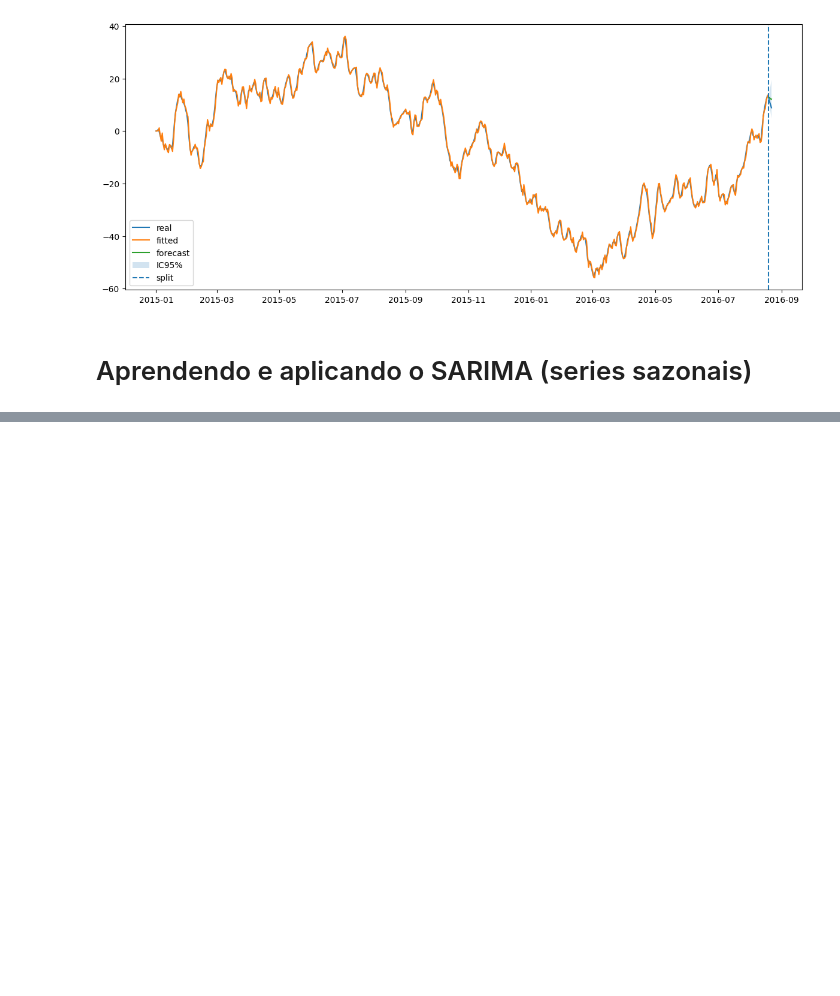
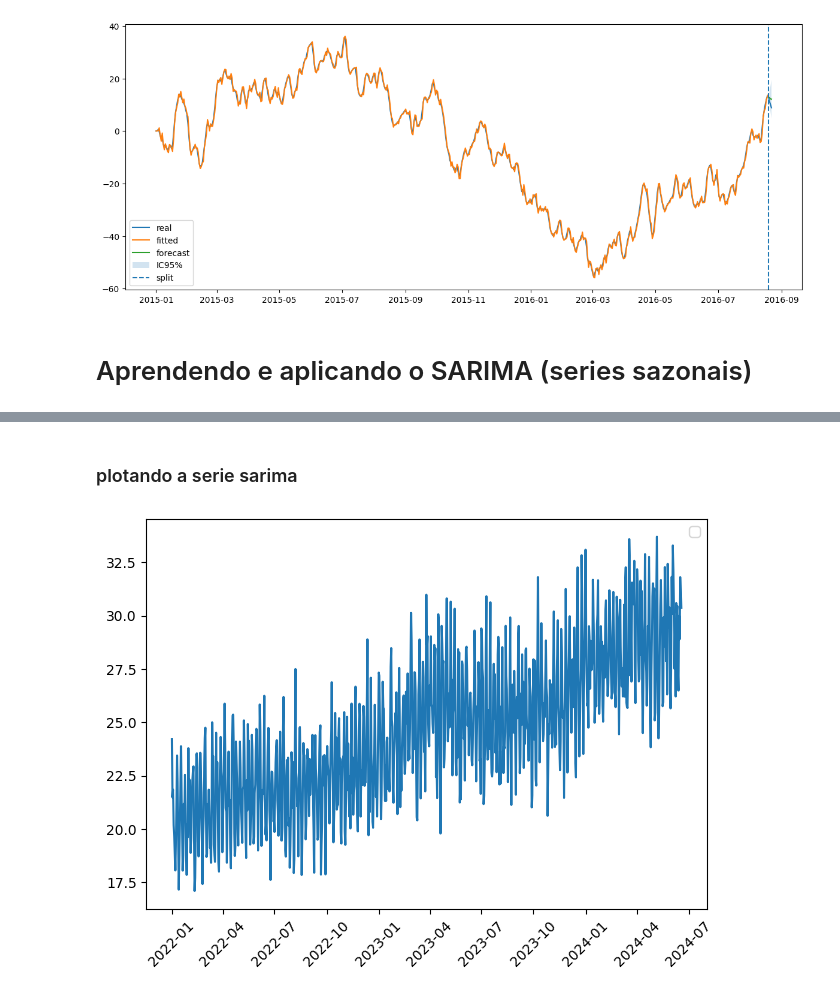
Before and after one commit to Gueguelas/series-temporais, a Jupyter notebook: notebook.ipynb, the cells around one changed output, grey strips where cells are left out. Saved outputs shown, nothing was run; the diff lists cells and outputs as text; code cells hidden in the pictures; blank space fills up the shorter version.

Commit message:
feat: plotando a sazonalidade

```diff
--- a/notebook.ipynb
+++ b/notebook.ipynb
@@ -1013,2 +1000,3 @@ plt.show()
 # %%
-serie_sarima = pd.read_excel('data/serie_sarima.xlsx')
+sr_sarima = pd.read_excel('data/serie_sarima.xlsx')
+sr_sarima
@@ -1014,0 +1019,3 @@ serie_sarima = pd.read_excel('data/serie_sarima.xlsx')
+# %%
+sr_sarima.set_index('Data', inplace=True)
+sr_sarima
@@ -1014,0 +1037,6 @@ serie_sarima = pd.read_excel('data/serie_sarima.xlsx')
+# %% [markdown]
+### plotando a serie sarima
+# %%
+plot_serie(sr_sarima)
+# %% [output]
+[figure, added]
```
Also changed, not shown: parts of 67 cells of this notebook.
